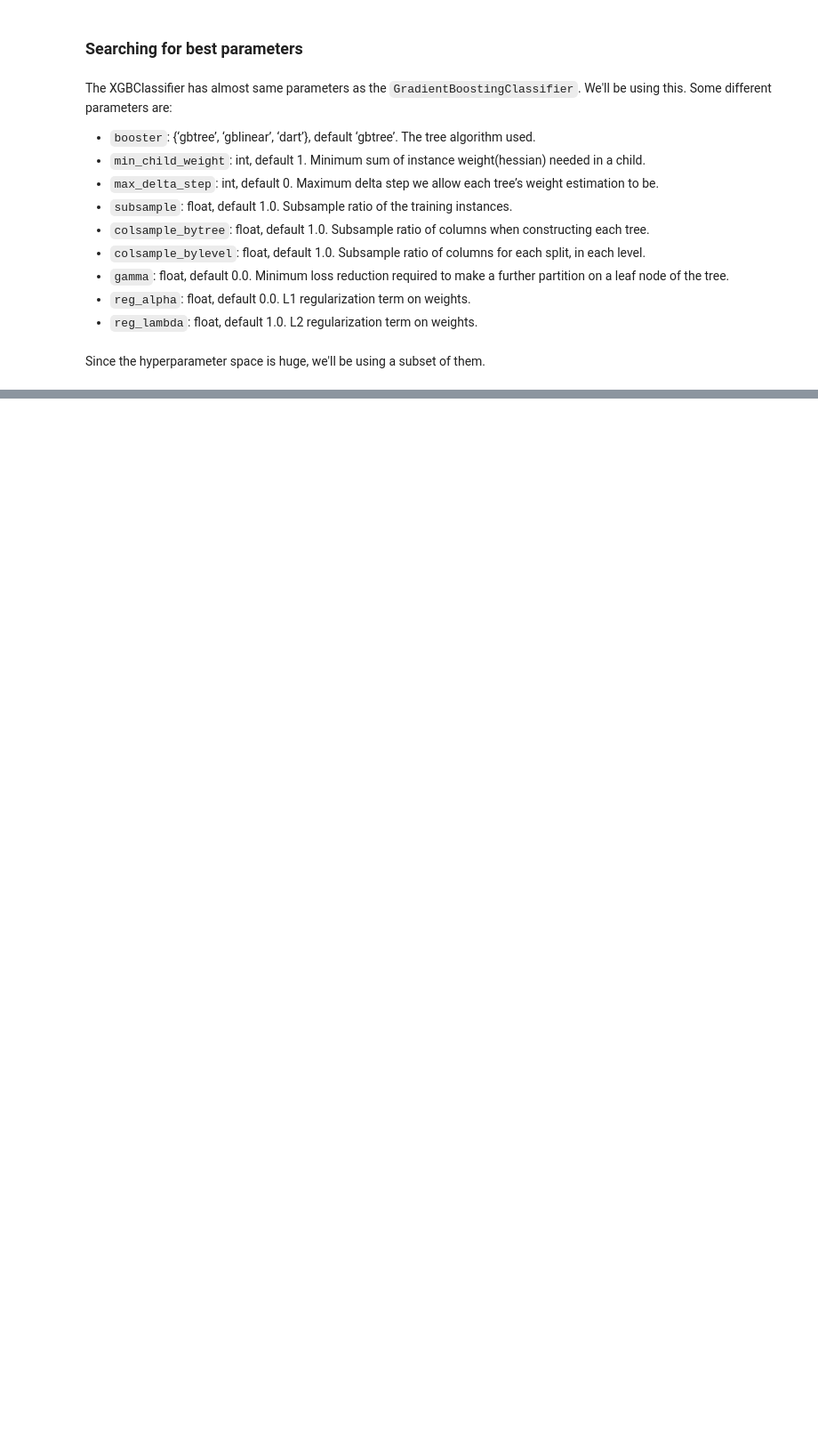
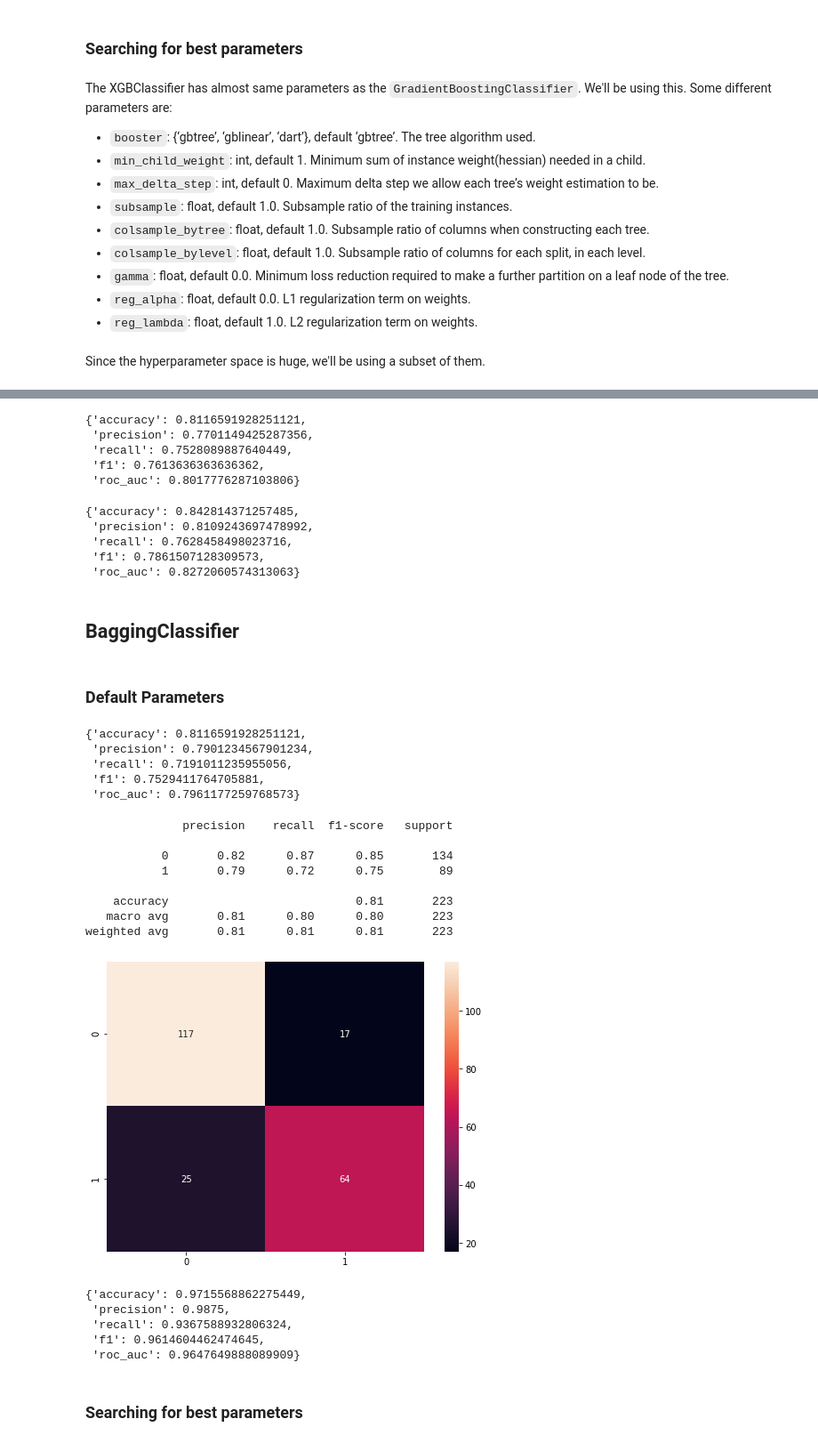
Before and after one commit to Hari31416/Portfolio, a Jupyter notebook: Titanic/Models_II.ipynb, the cells around one changed output, grey strips where cells are left out. Shown at 89% size. Cells and saved outputs as stored; diff of their text form; code cells hidden in the pictures; blank space fills up the shorter version.

```diff
--- a/Titanic/Models_II.ipynb
+++ b/Titanic/Models_II.ipynb
@@ -558,0 +909,56 @@ grid_10 = perform_grid_search(gbc_base, params, text = True, play = False, verbo
+# %%
+ada_final = grid_13.best_estimator_
+evaluate_model(ada_final, 'ada_final', final = True)
+# %% [output]
+{'accuracy': 0.8116591928251121,
+ 'precision': 0.7701149425287356,
+ 'recall': 0.7528089887640449,
+ 'f1': 0.7613636363636362,
+ 'roc_auc': 0.8017776287103806}
+# %%
+evaluate_model(ada_final, 'ada_final', final = True,
+    train = True, X = X_train, y = y_train)
+# %% [output]
+{'accuracy': 0.842814371257485,
+ 'precision': 0.8109243697478992,
+ 'recall': 0.7628458498023716,
+ 'f1': 0.7861507128309573,
+ 'roc_auc': 0.8272060574313063}
+# %% [markdown]
+## BaggingClassifier
+# %% [markdown]
+### Default Parameters
+# %%
+from sklearn.ensemble import BaggingClassifier
+bagging_base = BaggingClassifier(random_state=101)
+bagging_base.fit(X_train, y_train)
+evaluate_model(bagging_base, 'bagging_base', final = True)
+# %% [output]
+{'accuracy': 0.8116591928251121,
+ 'precision': 0.7901234567901234,
+ 'recall': 0.7191011235955056,
+ 'f1': 0.7529411764705881,
+ 'roc_auc': 0.7961177259768573}
+# %%
+visualize_model(bagging_base)
+# %% [output]
+              precision    recall  f1-score   support
+
+           0       0.82      0.87      0.85       134
+           1       0.79      0.72      0.75        89
+
+    accuracy                           0.81       223
+   macro avg       0.81      0.80      0.80       223
+weighted avg       0.81      0.81      0.81       223
+[figure, added]
+# %%
+evaluate_model(bagging_base, 'bagging_base', final = True,
+    train = True, X = X_train, y = y_train)
+# %% [output]
+{'accuracy': 0.9715568862275449,
+ 'precision': 0.9875,
+ 'recall': 0.9367588932806324,
+ 'f1': 0.9614604462474645,
+ 'roc_auc': 0.9647649888089909}
+# %% [markdown]
+### Searching for best parameters
```
Also changed, not shown: parts of 53 cells of this notebook, 10 other files.
